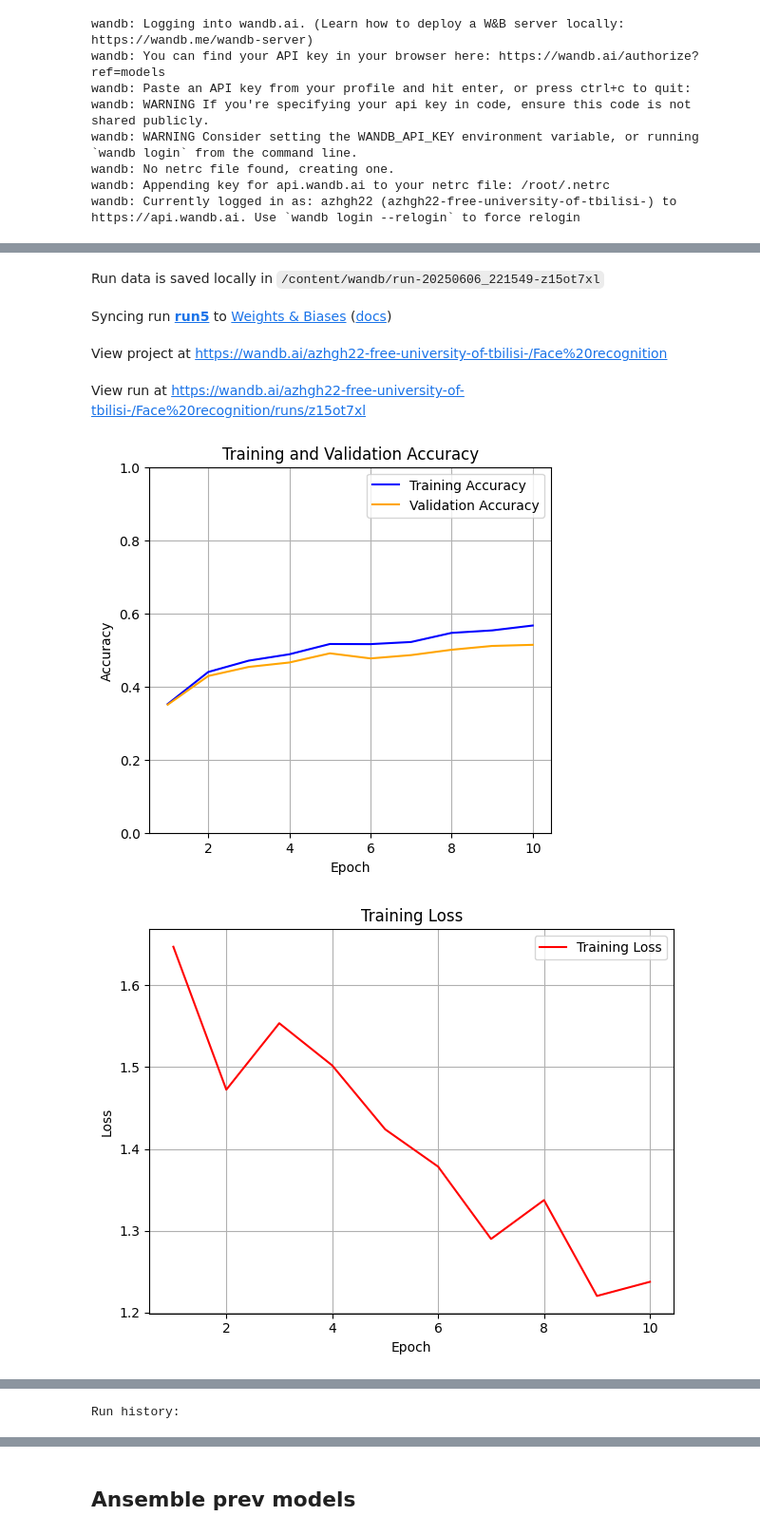
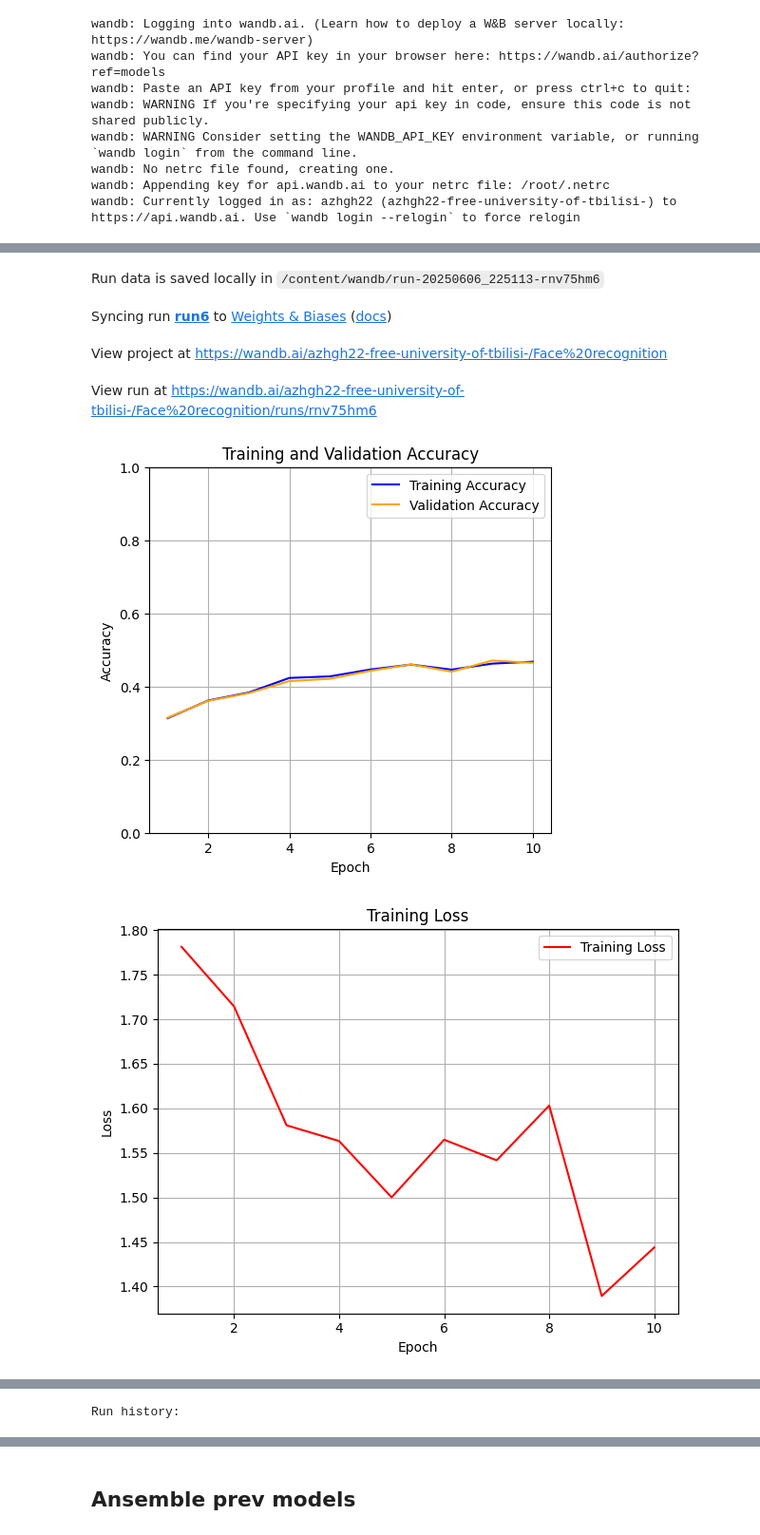
Before and after one commit to azhgh22/ML04_Facial_Expression_Recognition_Challenge, a Jupyter notebook: model.ipynb, the cells around one changed output, grey strips where cells are left out. Shown: that part at 95% size. Saved outputs shown, nothing was run; the diff lists cells and outputs as text; code cells hidden in the pictures.

```diff
--- a/model.ipynb
+++ b/model.ipynb
@@ -124,9 +124,9 @@ class CustomImageDataset(Dataset):
         return image, label
 # %%
 transform = transforms.Compose([
-    # transforms.RandomHorizontalFlip(),
-    # transforms.RandomRotation(10),
-    # transforms.RandomAffine(0, translate=(0.1, 0.1)),
+    transforms.RandomHorizontalFlip(),
+    transforms.RandomRotation(10),
+    transforms.RandomAffine(0, translate=(0.1, 0.1)),
     transforms.ToTensor(), # Convert images to PyTorch tensors
     transforms.ConvertImageDtype(torch.float) # The values are in floating point numbers
     ]) # Transform all images into one clear format (preprocess all images to same properties)
@@ -178,7 +178,7 @@ class EmotionNet(nn.Module):
 
         self.conv_block2 = nn.Sequential(
             nn.Conv2d(32, 64, kernel_size=3, padding=1),
-            nn.Dropout(0.25),
+            # nn.Dropout(0.25),
             nn.BatchNorm2d(64),
             nn.ReLU(),
             nn.MaxPool2d(2)
@@ -304,7 +304,7 @@ model = EmotionNet().cuda()
 
 LR = 10**-4
 # optimizer = torch.optim.Adagrad(model.parameters(), lr=0.001)
-optimizer = torch.optim.Adam(model.parameters(), lr=LR,weight_decay=0.0001)
+optimizer = torch.optim.Adam(model.parameters(), lr=LR)
 val_epoch_evol_acc, train_epoch_evol_acc, train_epoch_evol_loss = train(model,optimizer,train_loader,EPOCHS,val_loader)
 # val_epoch_evol_acc, train_epoch_evol_acc, train_epoch_evol_loss = train(model,optimizer,small_loader,10,None)
 # %% [output]
@@ -429,14 +429,14 @@ config = {
     "architecture": "3 CNN net(32,64,128) channels",
     "optimizer" : "Adam",
     "loss function" : "Cross-entropy loss",
-    "architecture" : "run5",
+    "architecture" : "run6",
     "batchnorm" : "No",
-    "drop out" : [0.25, 0.5],
-    "weight_decay" : 10**-4,
+    "drop out" : [0.5],
+    "weight_decay" : 0,
     "maxPullLayer" : "2x2",
-    "RandomHorizontalFlip": "No",
-    "RandomRotation": "No",
-    "RandomAffine": "No"
+    "RandomHorizontalFlip": "Yes",
+    "RandomRotation": "YES",
+    "RandomAffine": "YES"
 }
 
 # Start a new wandb run to track this script.
@@ -487,37 +487,37 @@ plt.plot(epochs_range, train_epoch_evol_loss, label='Training Loss', color='red'
 plt.title('Training Loss')
 plt.xlabel('Epoch')
 plt.ylabel('Loss')
 plt.legend()
 plt.grid(True)
 
 plt.tight_layout() # Adjust subplot parameters for a tight layout
 plt.show() # Display the plot
 plt.savefig("train_loss.png")
 
 run.save("val_train_accuracy.png")
 
 
 x = torch.randn(1, 1, 48, 48) # Example input
 model_graph = draw_graph(EmotionNet(), input_size=x.shape, expand_nested=True)
 model_graph.visual_graph.render("model_arch", format="png")
 
 # run.save("model_arch.png");
 
 run.log({"Training val Curves": wandb.Image("val_train_accuracy.png")})
 run.log({"Architecure": wandb.Image("model_arch.png")})
 
 torch.save(model.state_dict(), f'{config["architecture"]}.pt')
 run.save(f'{config["architecture"]}.pt')
 
 # Finish the run and upload any remaining data.
 run.finish()
 # %% [output]
 Tracking run with wandb version 0.20.1
-Run data is saved locally in /content/wandb/run-20250606_221549-z15ot7xl
+Run data is saved locally in /content/wandb/run-20250606_225113-rnv75hm6
-Syncing run run5 to Weights & Biases (docs)
+Syncing run run6 to Weights & Biases (docs)
 View project at https://wandb.ai/azhgh22-free-university-of-tbilisi-/Face%20recognition
-View run at https://wandb.ai/azhgh22-free-university-of-tbilisi-/Face%20recognition/runs/z15ot7xl
+View run at https://wandb.ai/azhgh22-free-university-of-tbilisi-/Face%20recognition/runs/rnv75hm6
-[figure, old version]
+[figure, new version]
-[figure, old version]
+[figure, new version]
 [interactive output not drawn]
 Run history:
```
Also changed, not shown: parts of 5 cells of this notebook.
